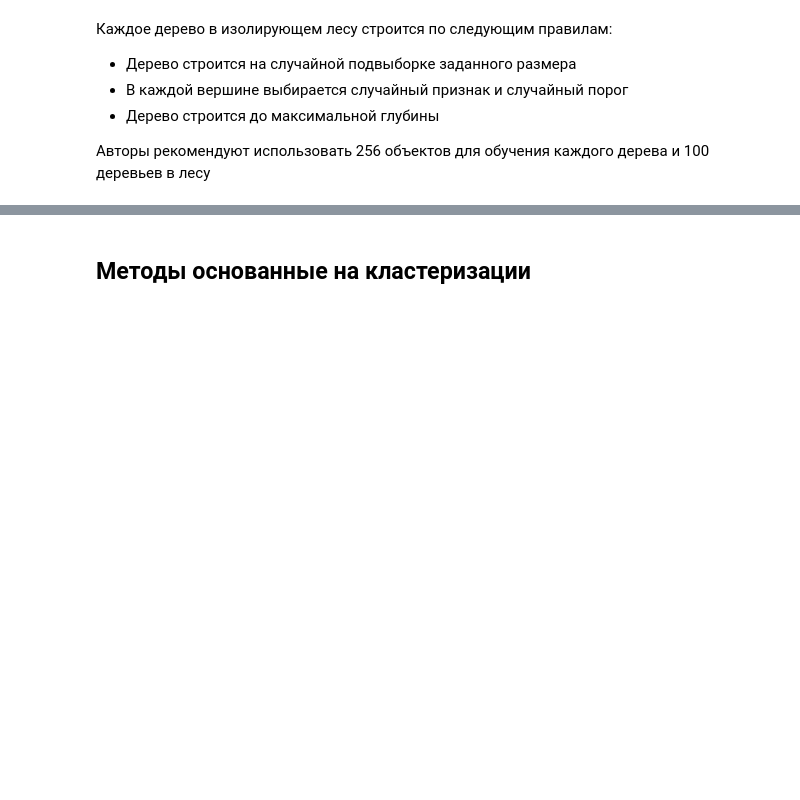
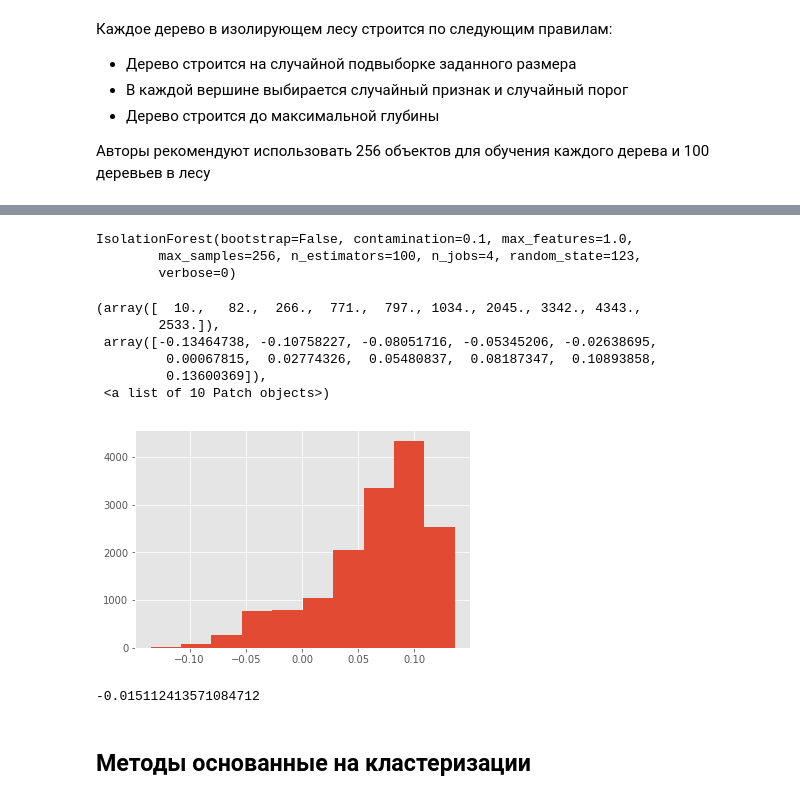
Before and after one commit to ProSerg/SkillFactory, a Jupyter notebook: ML/lessons/lesson6/pipeline-skillfactory.ipynb, the cells around one changed output, grey strips where cells are left out. Drawn from its saved outputs; the diff is of its cells as text; code cells hidden in the pictures; blank space fills up the shorter version.

```diff
--- a/ML/lessons/lesson6/pipeline-skillfactory.ipynb
+++ b/ML/lessons/lesson6/pipeline-skillfactory.ipynb
@@ -206,6 +347,35 @@ X_ = scaler.fit_transform(X)
 <center><img src='img/isofor2.png' width=400></center>
 # %%
 from sklearn.ensemble import IsolationForest
+# %%
+X = df.iloc[:, :-1].values
+X[np.isnan(X)] = -999
+# %%
+model = IsolationForest(n_estimators=100, max_samples=256, n_jobs=4,
+                        random_state=123)
+# %%
+model.fit(X)
+# %% [output]
+IsolationForest(bootstrap=False, contamination=0.1, max_features=1.0,
+        max_samples=256, n_estimators=100, n_jobs=4, random_state=123,
+        verbose=0)
+# %%
+# чем меньше значение score тем более вероятно что объект анамален
+score = model.decision_function(X)
+# %%
+plt.hist(score)
+# %% [output]
+(array([  10.,   82.,  266.,  771.,  797., 1034., 2045., 3342., 4343.,
+        2533.]),
+ array([-0.13464738, -0.10758227, -0.08051716, -0.05345206, -0.02638695,
+         0.00067815,  0.02774326,  0.05480837,  0.08187347,  0.10893858,
+         0.13600369]),
+ <a list of 10 Patch objects>)
+[figure, added]
+# %%
+model.threshold_ # отсикаем 10%
+# %% [output]
+-0.015112413571084712
 # %% [markdown]
 ## Методы основанные на кластеризации
 # %% [markdown]
```
Also changed, not shown: parts of 58 cells of this notebook, 1 other file.
